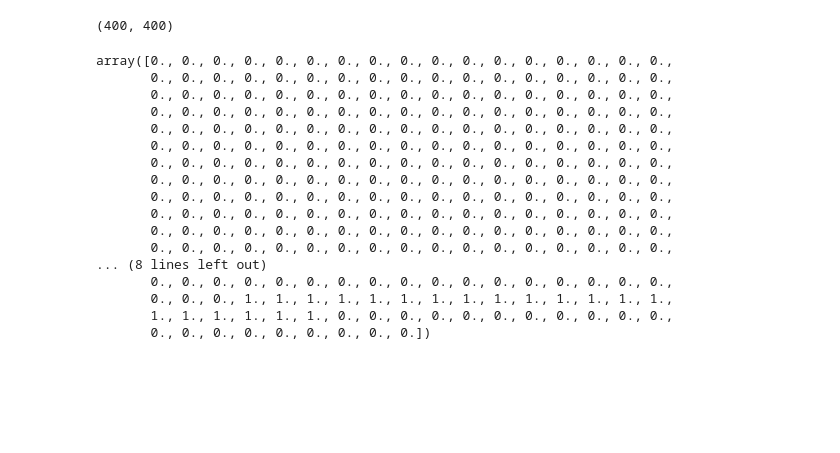
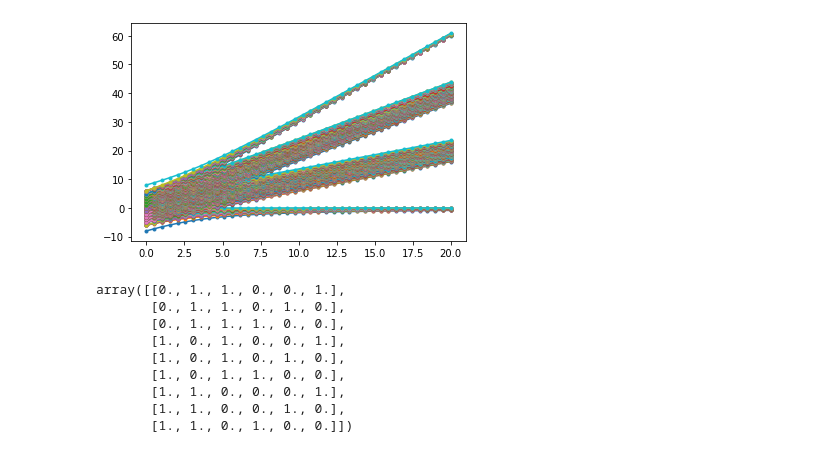
Before and after one commit to Georg912/Projektarbeit_Kunes, a Jupyter notebook: 04_Hubbard_Model/04_Zero_Temperature.ipynb, the cells around one changed output. Saved outputs shown, nothing was run; the diff lists cells and outputs as text; code cells hidden in the pictures; blank space fills up the shorter version.

Commit message:
raw notebook until plotting of eigenvalues, used git to speed up construction of hamiltonian, started notebook with class for hubbard model

```diff
--- a/04_Hubbard_Model/04_Zero_Temperature.ipynb
+++ b/04_Hubbard_Model/04_Zero_Temperature.ipynb
@@ -36,0 +165,4 @@ nn(x)
+# %%
+#%%timeit
+H_ = H1(base, n=n)
+#H_
@@ -36,0 +191,6 @@ nn(x)
+# %%
+def H2(basis): return np.diag(nn(basis))
+
+def H(H1, H2, u): return u * H2 + H1
+# %%
+H2_ = H2(base)
@@ -36,0 +201,6 @@ nn(x)
+# %%
+eigs = np.array([np.linalg.eigvalsh(H(H_, H2_, u)) for u in np.linspace(0,20, num=40)])
+# %%
+plt.plot(np.linspace(0,20, num=40), eigs, ".-");
+# %% [output]
+[figure, added]
@@ -42,24 +231,14 @@ def diag(basis, i): return basis[:,i] * basis[:, 2*n//2 + i]
-# %%
-np.diag((diag(base, 2))).shape
-# %% [output]
-(400, 400)
-# %%
-base[:,0] * base[:, n//2]
-# %% [output]
-array([0., 0., 0., 0., 0., 0., 0., 0., 0., 0., 0., 0., 0., 0., 0., 0., 0.,
-       0., 0., 0., 0., 0., 0., 0., 0., 0., 0., 0., 0., 0., 0., 0., 0., 0.,
-       0., 0., 0., 0., 0., 0., 0., 0., 0., 0., 0., 0., 0., 0., 0., 0., 0.,
-       0., 0., 0., 0., 0., 0., 0., 0., 0., 0., 0., 0., 0., 0., 0., 0., 0.,
-       0., 0., 0., 0., 0., 0., 0., 0., 0., 0., 0., 0., 0., 0., 0., 0., 0.,
-       0., 0., 0., 0., 0., 0., 0., 0., 0., 0., 0., 0., 0., 0., 0., 0., 0.,
-       0., 0., 0., 0., 0., 0., 0., 0., 0., 0., 0., 0., 0., 0., 0., 0., 0.,
-       0., 0., 0., 0., 0., 0., 0., 0., 0., 0., 0., 0., 0., 0., 0., 0., 0.,
-       0., 0., 0., 0., 0., 0., 0., 0., 0., 0., 0., 0., 0., 0., 0., 0., 0.,
-       0., 0., 0., 0., 0., 0., 0., 0., 0., 0., 0., 0., 0., 0., 0., 0., 0.,
-       0., 0., 0., 0., 0., 0., 0., 0., 0., 0., 0., 0., 0., 0., 0., 0., 0.,
-       0., 0., 0., 0., 0., 0., 0., 0., 0., 0., 0., 0., 0., 0., 0., 0., 0.,
-... (8 lines left out)
-       0., 0., 0., 0., 0., 0., 0., 0., 0., 0., 0., 0., 0., 0., 0., 0., 0.,
-       0., 0., 0., 1., 1., 1., 1., 1., 1., 1., 1., 1., 1., 1., 1., 1., 1.,
-       1., 1., 1., 1., 1., 1., 0., 0., 0., 0., 0., 0., 0., 0., 0., 0., 0.,
-       0., 0., 0., 0., 0., 0., 0., 0., 0.])
+# %%
+n=3
+base = Base(n=n,s1=2,s2=1)
+base
+# %% [output]
+array([[0., 1., 1., 0., 0., 1.],
+       [0., 1., 1., 0., 1., 0.],
+       [0., 1., 1., 1., 0., 0.],
+       [1., 0., 1., 0., 0., 1.],
+       [1., 0., 1., 0., 1., 0.],
+       [1., 0., 1., 1., 0., 0.],
+       [1., 1., 0., 0., 0., 1.],
+       [1., 1., 0., 0., 1., 0.],
+       [1., 1., 0., 1., 0., 0.]])
```
Also changed, not shown: parts of 23 cells of this notebook, 5 other files.
